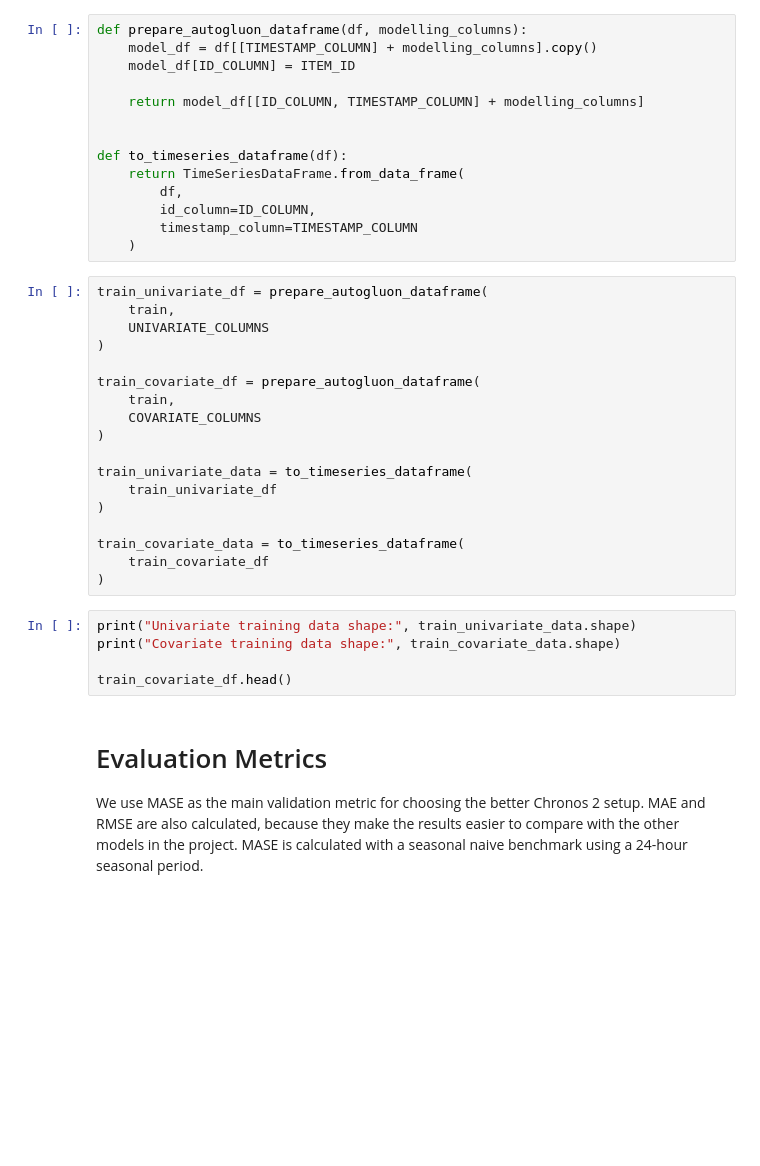
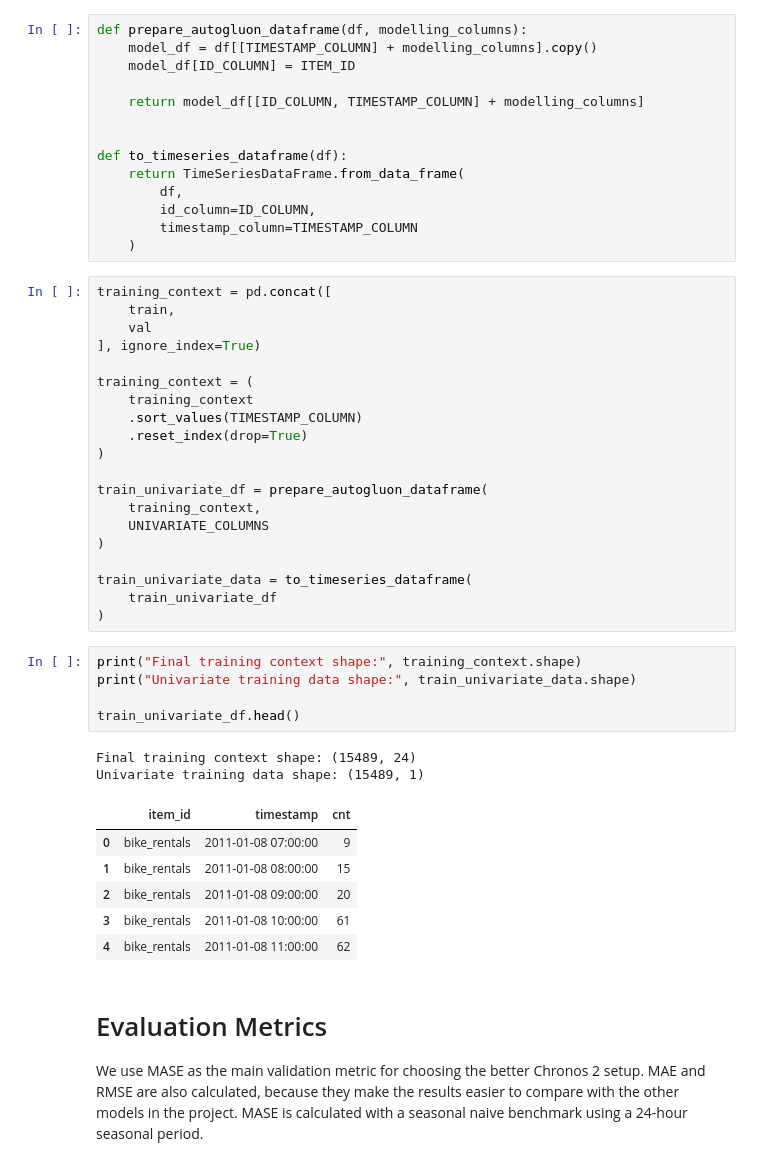
Before and after one commit to Kat-Pelka/RR_project, a Jupyter notebook: notebooks/04_fm_chronos-2.ipynb, the cells around one changed output. Saved outputs shown, nothing was run; the diff lists cells and outputs as text; blank space fills up the shorter version.

Commit message:
only Univariate version

```diff
--- a/notebooks/04_fm_chronos-2.ipynb
+++ b/notebooks/04_fm_chronos-2.ipynb
@@ -244,29 +236,40 @@ def to_timeseries_dataframe(df):
         id_column=ID_COLUMN,
         timestamp_column=TIMESTAMP_COLUMN
     )
-# %%
-train_univariate_df = prepare_autogluon_dataframe(
-    train,
-    UNIVARIATE_COLUMNS
-)
-
-train_covariate_df = prepare_autogluon_dataframe(
-    train,
-    COVARIATE_COLUMNS
-)
-
-train_univariate_data = to_timeseries_dataframe(
-    train_univariate_df
-)
-
-train_covariate_data = to_timeseries_dataframe(
-    train_covariate_df
-)
+# %%
+training_context = pd.concat([
+    train,
+    val
+], ignore_index=True)
+
+training_context = (
+    training_context
+    .sort_values(TIMESTAMP_COLUMN)
+    .reset_index(drop=True)
+)
+
+train_univariate_df = prepare_autogluon_dataframe(
+    training_context,
+    UNIVARIATE_COLUMNS
+)
+
+train_univariate_data = to_timeseries_dataframe(
+    train_univariate_df
+)
 # %%
+print("Final training context shape:", training_context.shape)
 print("Univariate training data shape:", train_univariate_data.shape)
-print("Covariate training data shape:", train_covariate_data.shape)
 
-train_covariate_df.head()
+train_univariate_df.head()
+# %% [output]
+Final training context shape: (15489, 24)
+Univariate training data shape: (15489, 1)
+|  | item_id | timestamp | cnt |
+| 0 | bike_rentals | 2011-01-08 07:00:00 | 9 |
+| 1 | bike_rentals | 2011-01-08 08:00:00 | 15 |
+| 2 | bike_rentals | 2011-01-08 09:00:00 | 20 |
+| 3 | bike_rentals | 2011-01-08 10:00:00 | 61 |
+| 4 | bike_rentals | 2011-01-08 11:00:00 | 62 |
 # %% [markdown]
 # Evaluation Metrics
 
```
Also changed, not shown: parts of 33 cells of this notebook.
